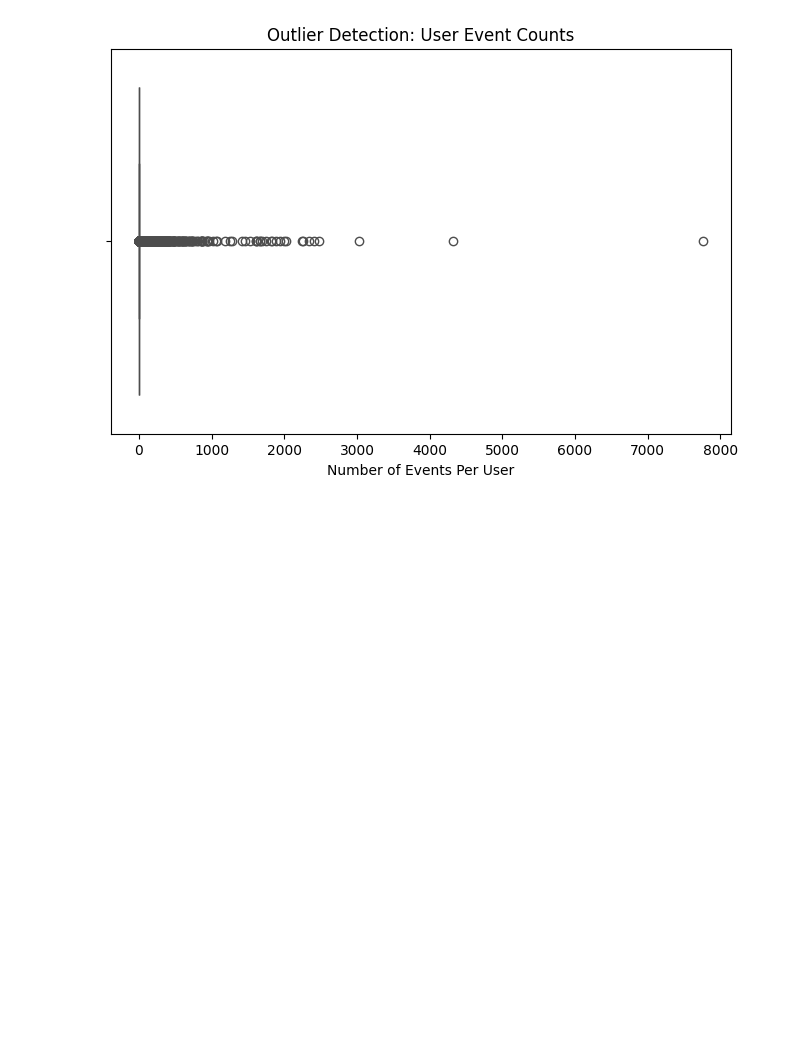
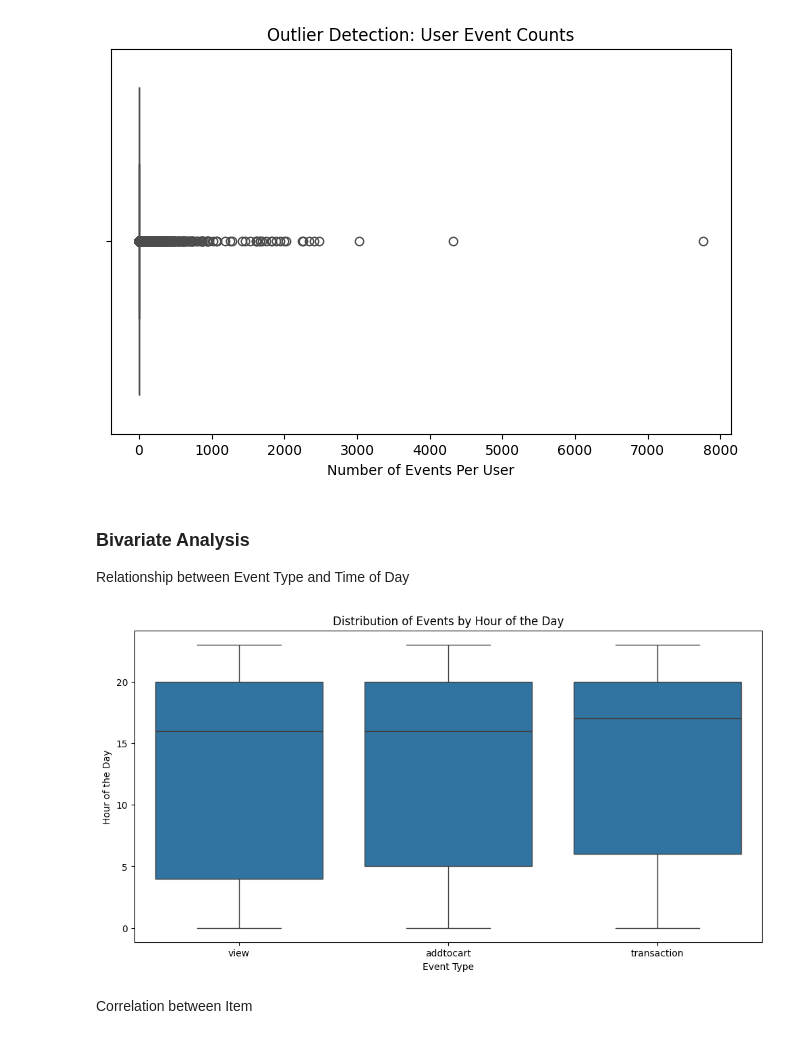
Before and after one commit to Victor-Osei/Recommendation_Systems, a Jupyter notebook: rs.ipynb, the cells around one changed output. Saved outputs shown, nothing was run; the diff lists cells and outputs as text; code cells hidden in the pictures; blank space fills up the shorter version.

```diff
--- a/rs.ipynb
+++ b/rs.ipynb
@@ -138,3 +138,22 @@ plt.xlabel("Number of Events Per User")
 plt.show()
 # %% [output]
 [figure]
+# %% [markdown]
+### Bivariate Analysis
+
+Relationship between Event Type and Time of Day
+# %%
+# Extract hour of the day
+events_df['hour'] = events_df['datetime'].dt.hour
+
+# Plot event counts by hour
+plt.figure(figsize=(12, 6))
+sns.boxplot(x="event", y="hour", data=events_df)
+plt.title("Distribution of Events by Hour of the Day")
+plt.xlabel("Event Type")
+plt.ylabel("Hour of the Day")
+plt.show()
+# %% [output]
+[figure, added]
+# %% [markdown]
+Correlation between Item
```
